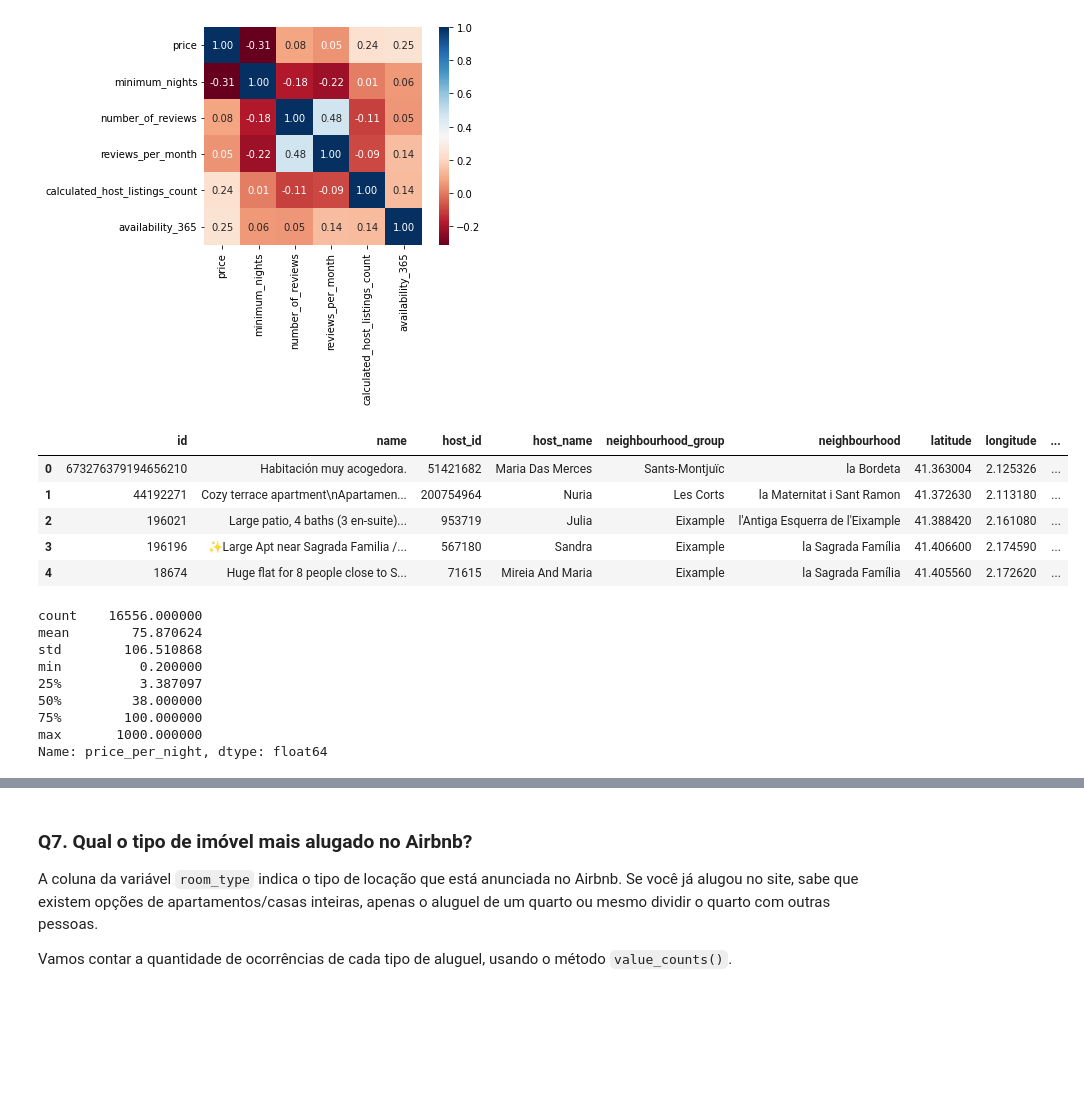
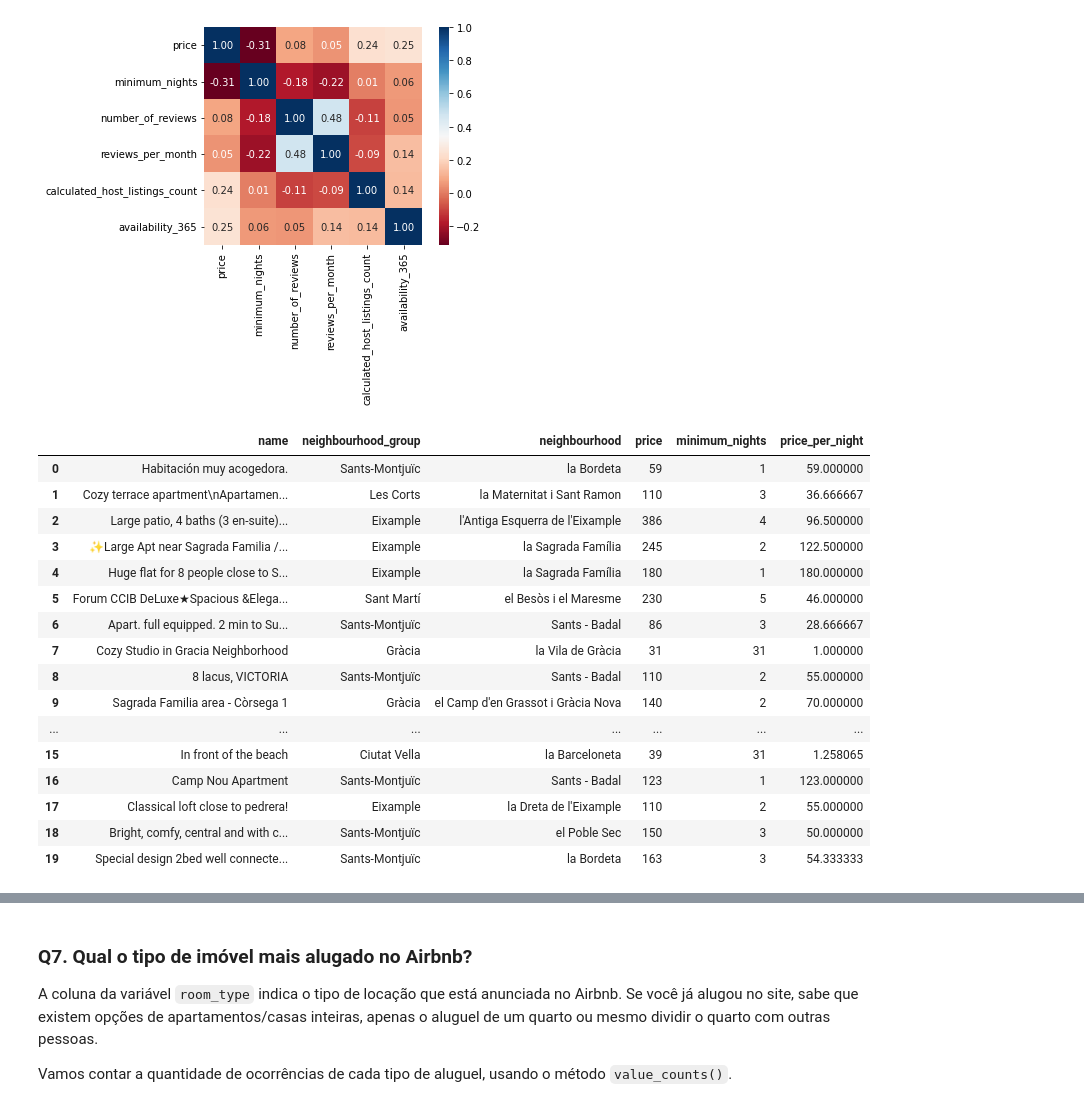
Before and after one commit to marciusdm/dsnp, a Jupyter notebook: projeto1/Analisando_os_Dados_do_Airbnb_Barcelona.ipynb, the cells around one changed output, grey strips where cells are left out. Cells and saved outputs as stored; diff of their text form; code cells hidden in the pictures; blank space fills up the shorter version.

```diff
--- a/projeto1/Analisando_os_Dados_do_Airbnb_Barcelona.ipynb
+++ b/projeto1/Analisando_os_Dados_do_Airbnb_Barcelona.ipynb
@@ -272,24 +274,23 @@ sns.heatmap(corr,cmap="RdBu",fmt=".2f",square=True,linecolor='white',annot=True)
 # %%
 #Estranhamente, parece não haver correlação entre o preço e o mínimo de noites. Criemos uma coluna chama 'price_per_night que será igual a
 # price / minimum_nights
 df_clean["price_per_night"] = df["price"]/df["minimum_nights"]
-df_clean.head()
+df_clean[["name","neighbourhood_group","neighbourhood","price","minimum_nights","price_per_night"]].head(20)
 # %% [output]
-|  | id | name | host_id | host_name | neighbourhood_group | neighbourhood | latitude | longitude | ... |
-| 0 | 673276379194656210 | Habitación muy acogedora. | 51421682 | Maria Das Merces | Sants-Montjuïc | la Bordeta | 41.363004 | 2.125326 | ... |
-| 1 | 44192271 | Cozy terrace apartment\nApartamen... | 200754964 | Nuria | Les Corts | la Maternitat i Sant Ramon | 41.372630 | 2.113180 | ... |
-| 2 | 196021 | Large patio, 4 baths (3 en-suite)... | 953719 | Julia | Eixample | l'Antiga Esquerra de l'Eixample | 41.388420 | 2.161080 | ... |
-| 3 | 196196 | ✨Large Apt near Sagrada Familia /... | 567180 | Sandra | Eixample | la Sagrada Família | 41.406600 | 2.174590 | ... |
-| 4 | 18674 | Huge flat for 8 people close to S... | 71615 | Mireia And Maria | Eixample | la Sagrada Família | 41.405560 | 2.172620 | ... |
+|  | name | neighbourhood_group | neighbourhood | price | minimum_nights | price_per_night |
+| 0 | Habitación muy acogedora. | Sants-Montjuïc | la Bordeta | 59 | 1 | 59.000000 |
+| 1 | Cozy terrace apartment\nApartamen... | Les Corts | la Maternitat i Sant Ramon | 110 | 3 | 36.666667 |
+| 2 | Large patio, 4 baths (3 en-suite)... | Eixample | l'Antiga Esquerra de l'Eixample | 386 | 4 | 96.500000 |
+| 3 | ✨Large Apt near Sagrada Familia /... | Eixample | la Sagrada Família | 245 | 2 | 122.500000 |
+| 4 | Huge flat for 8 people close to S... | Eixample | la Sagrada Família | 180 | 1 | 180.000000 |
+| 5 | Forum CCIB DeLuxe★Spacious &Elega... | Sant Martí | el Besòs i el Maresme | 230 | 5 | 46.000000 |
+| 6 | Apart. full equipped. 2 min to Su... | Sants-Montjuïc | Sants - Badal | 86 | 3 | 28.666667 |
+| 7 | Cozy Studio in Gracia Neighborhood | Gràcia | la Vila de Gràcia | 31 | 31 | 1.000000 |
+| 8 | 8 lacus, VICTORIA | Sants-Montjuïc | Sants - Badal | 110 | 2 | 55.000000 |
+| 9 | Sagrada Familia area - Còrsega 1 | Gràcia | el Camp d'en Grassot i Gràcia Nova | 140 | 2 | 70.000000 |
+| ... | ... | ... | ... | ... | ... | ... |
+| 15 | In front of the beach | Ciutat Vella | la Barceloneta | 39 | 31 | 1.258065 |
+| 16 | Camp Nou Apartment | Sants-Montjuïc | Sants - Badal | 123 | 1 | 123.000000 |
+| 17 | Classical loft close to pedrera! | Eixample | la Dreta de l'Eixample | 110 | 2 | 55.000000 |
+| 18 | Bright, comfy, central and with c... | Sants-Montjuïc | el Poble Sec | 150 | 3 | 50.000000 |
+| 19 | Special design 2bed well connecte... | Sants-Montjuïc | la Bordeta | 163 | 3 | 54.333333 |
-# %%
-df_clean["price_per_night"].describe()
-# %% [output]
-count    16556.000000
-mean        75.870624
-std        106.510868
-min          0.200000
-25%          3.387097
-50%         38.000000
-75%        100.000000
-max       1000.000000
-Name: price_per_night, dtype: float64
```
Also changed, not shown: parts of 21 cells of this notebook.
